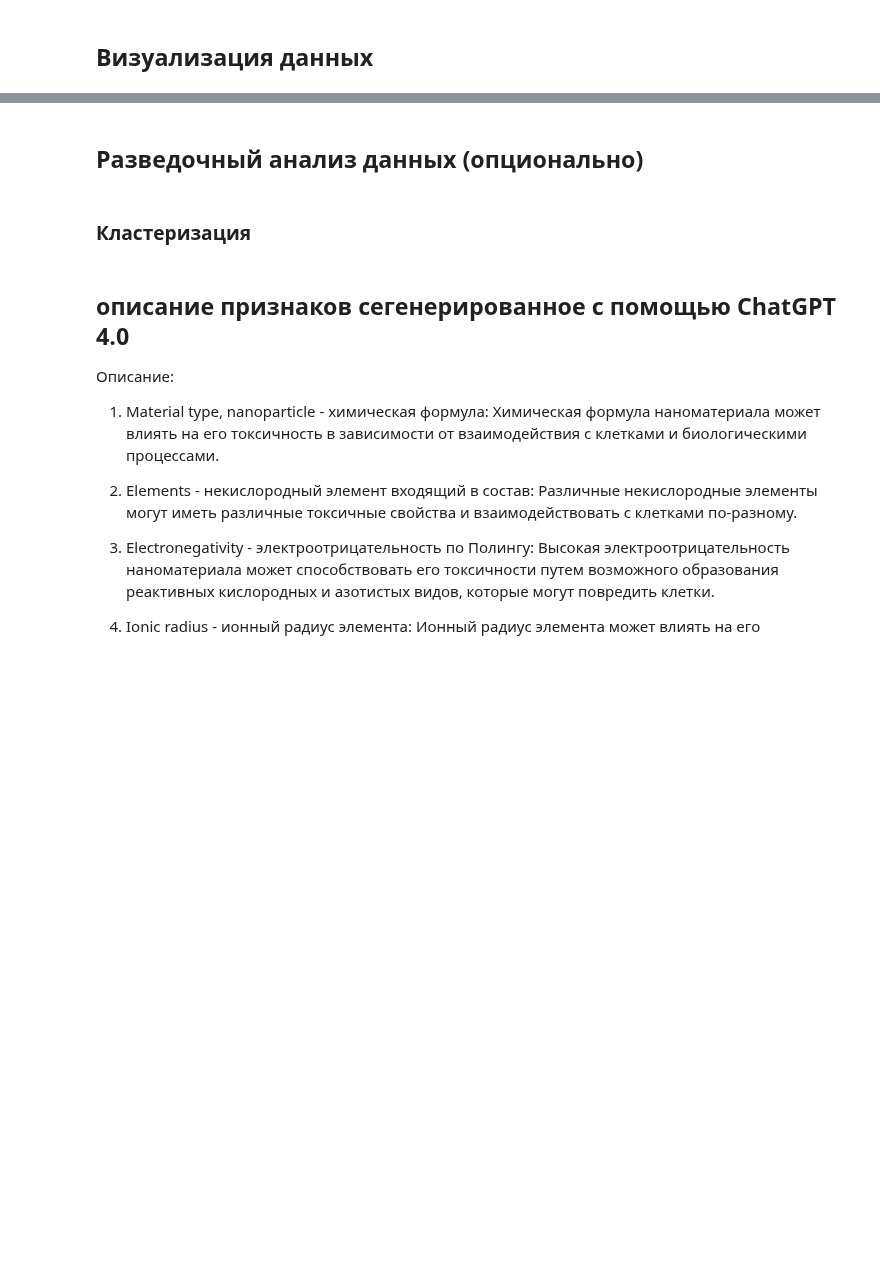
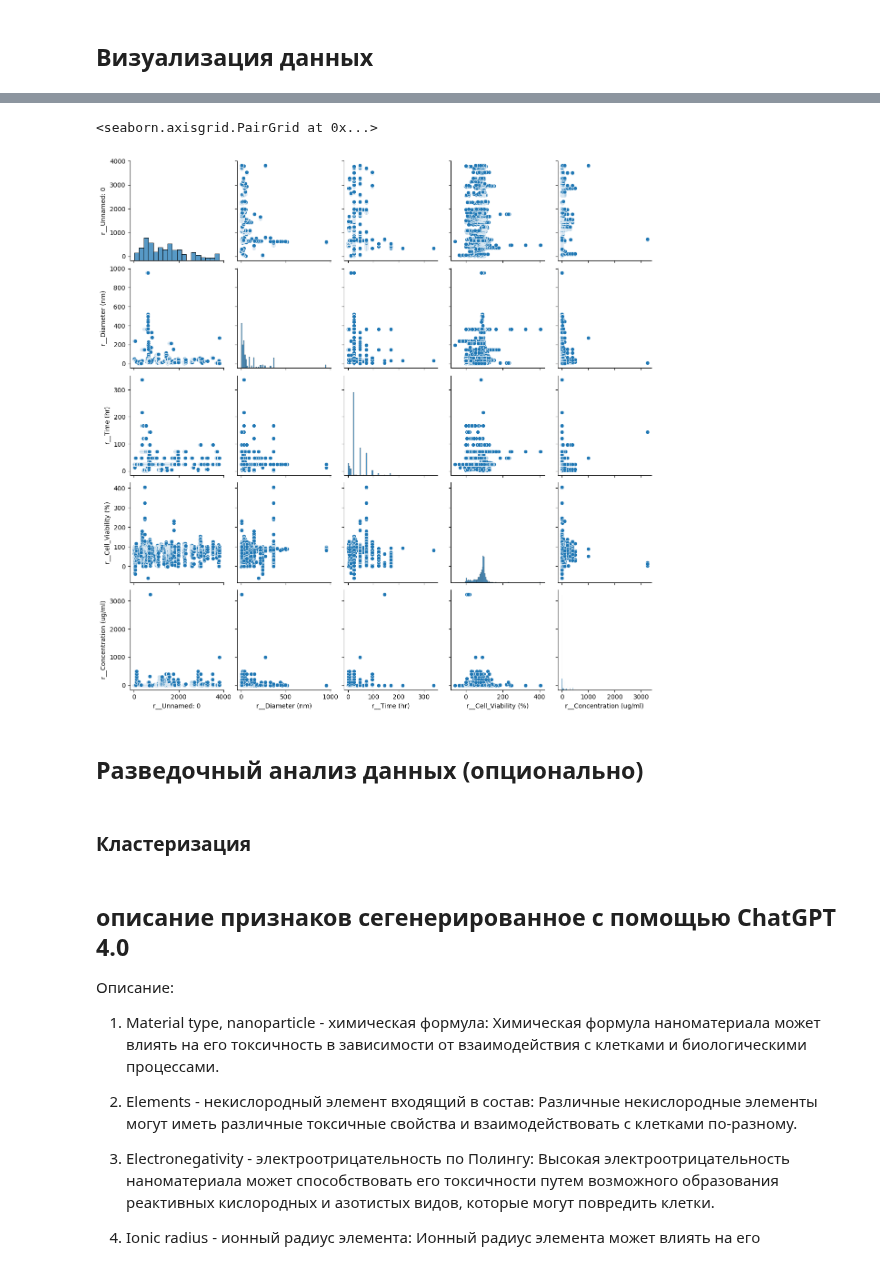
Before and after one commit to dobrotvorn/DataCon23, a Jupyter notebook: Mini_task1.ipynb, the cells around one changed output, grey strips where cells are left out. Saved outputs shown, nothing was run; the diff lists cells and outputs as text; code cells hidden in the pictures; blank space fills up the shorter version.

```diff
--- a/Mini_task1.ipynb
+++ b/Mini_task1.ipynb
@@ -305,6 +321,12 @@ from sklearn.base import BaseEstimator, TransformerMixin
 #     return x.replace(none_mapper)
 
 # Custom transformer to invert the label encoding
+def convert_to_int(X):
+    X= X.round().astype(np.float64) # Change columns 2 and 4 to int
+    return X
+
+int_converter = FunctionTransformer(convert_to_int)
+
 class OrdinalDecoder(BaseEstimator, TransformerMixin):
     def __init__(self):
       pass
@@ -321,7 +343,7 @@ class OrdinalDecoder(BaseEstimator, TransformerMixin):
         return text_columns
 
 
-ordinal_encoder = OrdinalEncoder()
+ordinal_encoder = OrdinalEncoder(encoded_missing_value=-100)
 ordinal_encoder.fit(df[text_columns])
 # print('1   ', ordinal_encoder.categories_) # запустив эту строчку,
 # можно посмотреть на то, какие переменные закодированы
@@ -330,7 +352,8 @@ numerical_transformer = Pipeline(
     steps=[
 
           ('label_encoder', ordinal_encoder),
-          ('imputer', KNNImputer(missing_values=3, n_neighbors=5)), # находим самые похожие семплы и определяем пропущенное значение как среднее в этих семплах
+          ('imputer', KNNImputer(missing_values=-100, n_neighbors=5)), # находим самые похожие семплы и определяем пропущенное значение как среднее в этих семплах
+          ('type_conversion', int_converter),
           ('label_decoder',  OrdinalDecoder())
         # ('encoder', OneHotEncoder()),
         # ('scaler', StandardScaler())
@@ -339,7 +362,7 @@ numerical_transformer = Pipeline(
 
 ratio_transformer = Pipeline(
     steps=[
-          ('imputer', KNNImputer(n_neighbors=5)),
+          ('imputer', KNNImputer(n_neighbors=50)),
         # ('imputer', IterativeImputer(random_state=0)),
 
         # ('encoder', OneHotEncoder()),
@@ -389,3 +448,8 @@ data_transformed.to_csv('clear_data_first_minitask.csv')
+# %%
+sns.pairplot(data_transformed)
+# %% [output]
+<seaborn.axisgrid.PairGrid at 0x...>
+[figure, added]
 # %% [markdown]
 ## Разведочный анализ данных (опционально)
 # %% [markdown]
```
Also changed, not shown: parts of 12 cells of this notebook.
